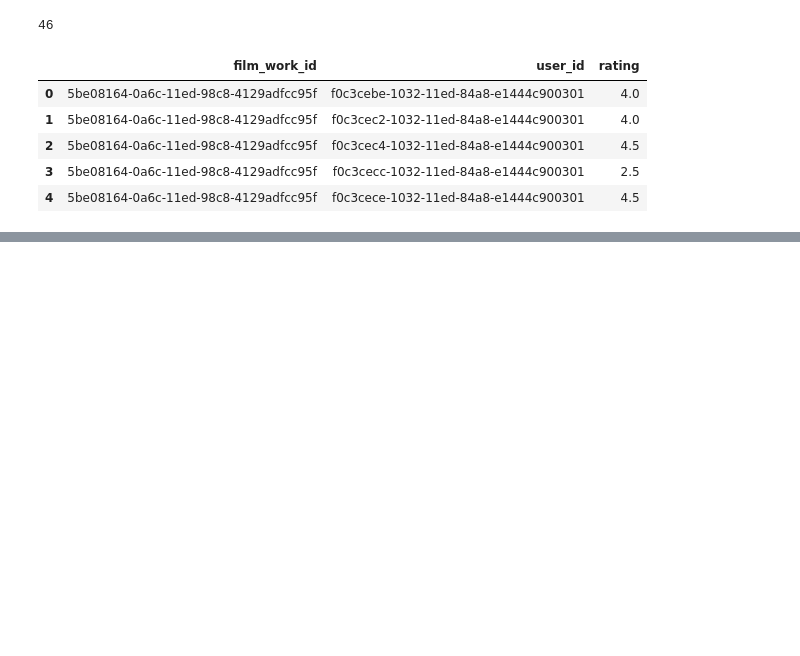
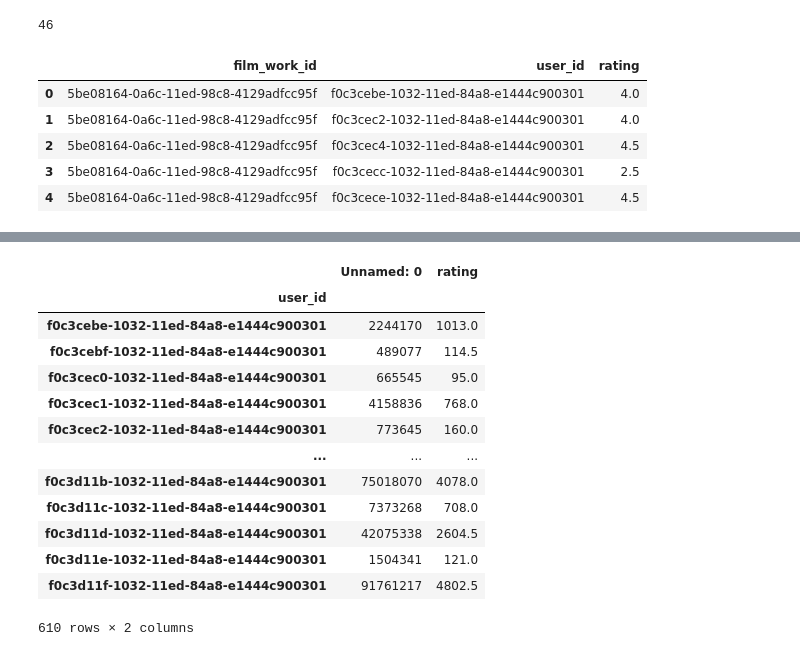
Before and after one commit to konstantinGlonin/graduate_work, a Jupyter notebook: ml/dataset-merge.ipynb, the cells around one changed output, grey strips where cells are left out. Saved outputs shown, nothing was run; the diff lists cells and outputs as text; code cells hidden in the pictures; blank space fills up the shorter version.

```diff
--- a/ml/dataset-merge.ipynb
+++ b/ml/dataset-merge.ipynb
@@ -131,3 +131,7 @@ ratings[['film_work_id', 'user_id', 'rating']].head()
 | 2 | 5be08164-0a6c-11ed-98c8-4129adfcc95f | f0c3cec4-1032-11ed-84a8-e1444c900301 | 4.5 |
 | 3 | 5be08164-0a6c-11ed-98c8-4129adfcc95f | f0c3cecc-1032-11ed-84a8-e1444c900301 | 2.5 |
 | 4 | 5be08164-0a6c-11ed-98c8-4129adfcc95f | f0c3cece-1032-11ed-84a8-e1444c900301 | 4.5 |
+# %%
+ratings = pd.read_csv('data/ratings_new.csv')
+movies = pd.read_csv('data/Result_17.csv')
+ratings.head()
@@ -133,0 +155,17 @@ ratings[['film_work_id', 'user_id', 'rating']].head()
+# %%
+ratings.groupby('user_id').sum('ratings')
+# %% [output]
+|  | Unnamed: 0 | rating |
+| user_id |  |  |
+| f0c3cebe-1032-11ed-84a8-e1444c900301 | 2244170 | 1013.0 |
+| f0c3cebf-1032-11ed-84a8-e1444c900301 | 489077 | 114.5 |
+| f0c3cec0-1032-11ed-84a8-e1444c900301 | 665545 | 95.0 |
+| f0c3cec1-1032-11ed-84a8-e1444c900301 | 4158836 | 768.0 |
+| f0c3cec2-1032-11ed-84a8-e1444c900301 | 773645 | 160.0 |
+| ... | ... | ... |
+| f0c3d11b-1032-11ed-84a8-e1444c900301 | 75018070 | 4078.0 |
+| f0c3d11c-1032-11ed-84a8-e1444c900301 | 7373268 | 708.0 |
+| f0c3d11d-1032-11ed-84a8-e1444c900301 | 42075338 | 2604.5 |
+| f0c3d11e-1032-11ed-84a8-e1444c900301 | 1504341 | 121.0 |
+| f0c3d11f-1032-11ed-84a8-e1444c900301 | 91761217 | 4802.5 |
+610 rows × 2 columns
```
Also changed, not shown: parts of 2 cells of this notebook, 16 other files.
